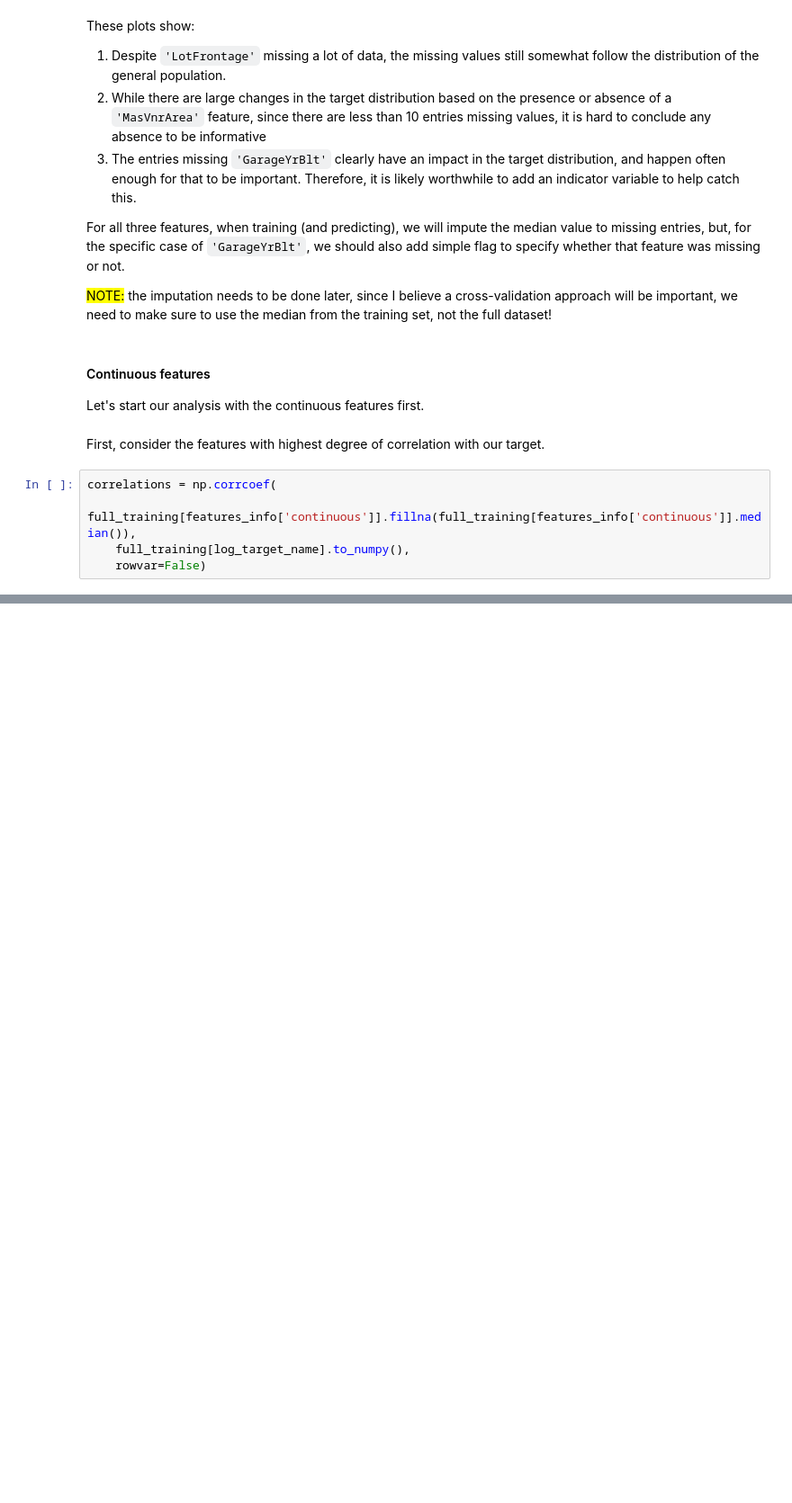
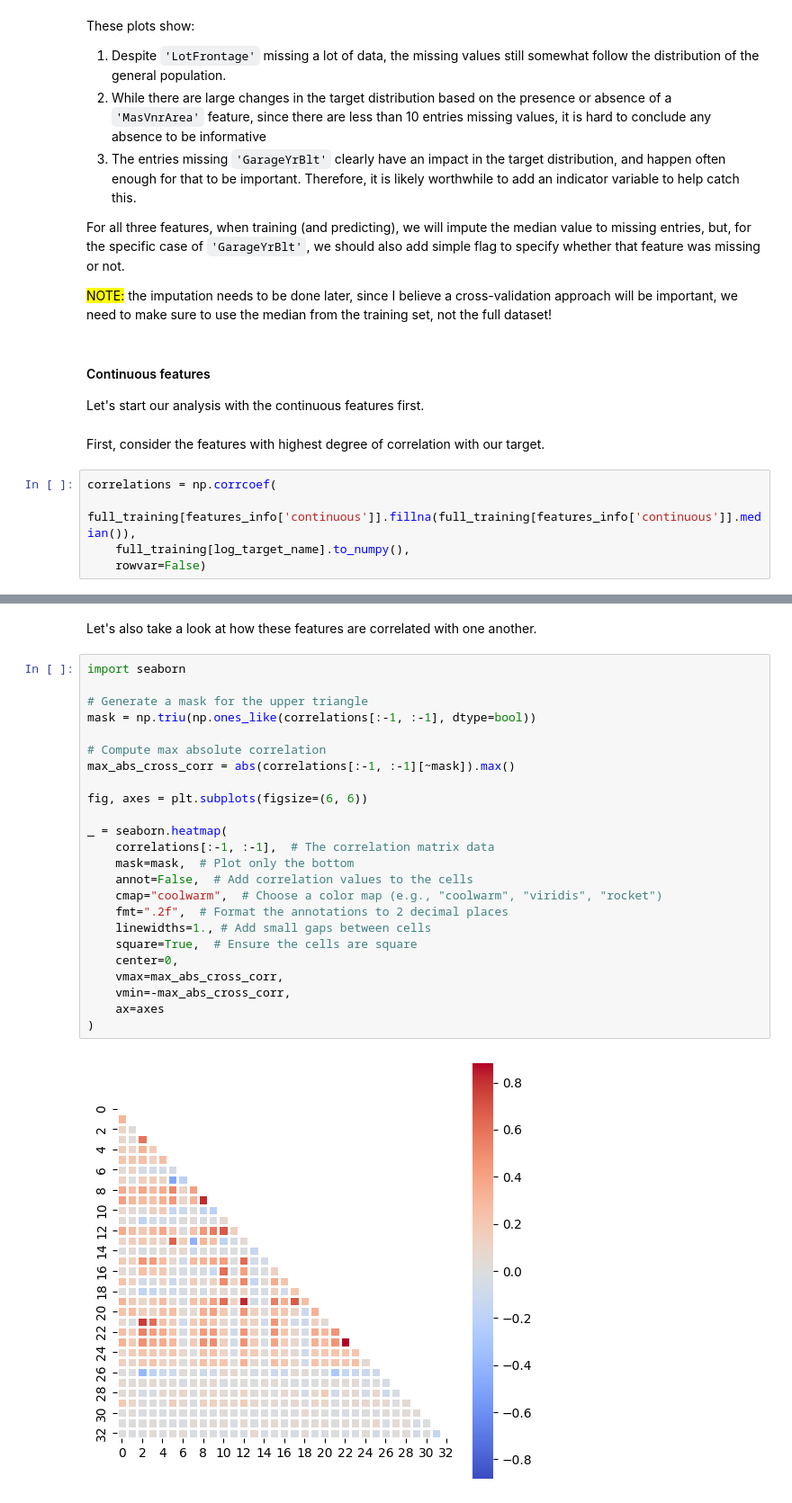
Before and after one commit to victorventuri/kaggle_play, a Jupyter notebook: house_price_tutorial/houseprices.ipynb, the cells around one changed output, grey strips where cells are left out. Shown at 90% size. Cells and saved outputs as stored; diff of their text form; blank space fills up the shorter version.

```diff
--- a/house_price_tutorial/houseprices.ipynb
+++ b/house_price_tutorial/houseprices.ipynb
@@ -378,0 +403,28 @@ array(['LotFrontage', 'MasVnrArea', 'GarageYrBlt'], dtype='<U13')
+# %% [markdown]
+Let's also take a look at how these features are correlated with one another.
+# %%
+import seaborn
+
+# Generate a mask for the upper triangle
+mask = np.triu(np.ones_like(correlations[:-1, :-1], dtype=bool))
+
+# Compute max absolute correlation
+max_abs_cross_corr = abs(correlations[:-1, :-1][~mask]).max()
+
+fig, axes = plt.subplots(figsize=(6, 6))
+
+_ = seaborn.heatmap(
+    correlations[:-1, :-1],  # The correlation matrix data
+    mask=mask,  # Plot only the bottom
+    annot=False,  # Add correlation values to the cells
+    cmap="coolwarm",  # Choose a color map (e.g., "coolwarm", "viridis", "rocket")
+    fmt=".2f",  # Format the annotations to 2 decimal places
+    linewidths=1., # Add small gaps between cells
+    square=True,  # Ensure the cells are square
+    center=0,
+    vmax=max_abs_cross_corr,
+    vmin=-max_abs_cross_corr,
+    ax=axes
+)
+# %% [output]
+[figure, added]
```
Also changed, not shown: parts of 6 cells of this notebook.
